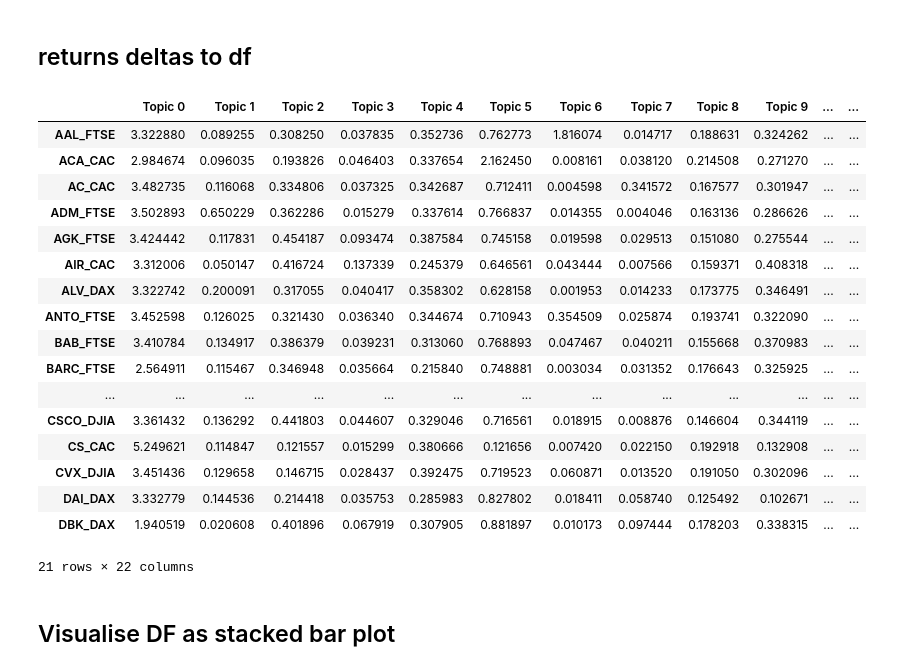
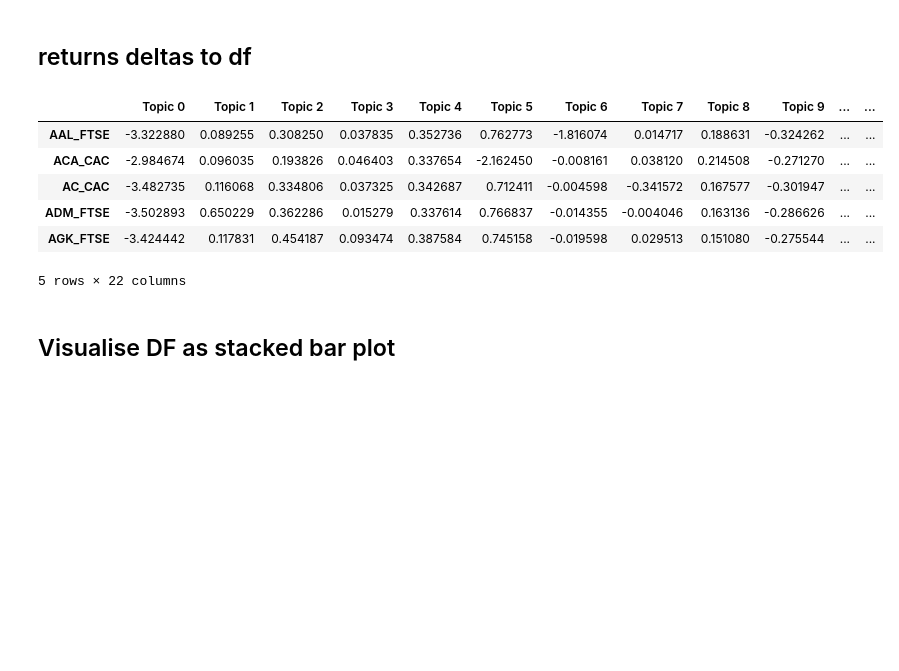
Before and after one commit to Arisiru/dtm-reports-analysis, a Jupyter notebook: notebooks/interpretation_n-1_experiment.ipynb, the cells around one changed output. Saved outputs shown, nothing was run; the diff lists cells and outputs as text; code cells hidden in the pictures; blank space fills up the shorter version.

```diff
--- a/notebooks/interpretation_n-1_experiment.ipynb
+++ b/notebooks/interpretation_n-1_experiment.ipynb
@@ -144,7 +148,7 @@ all_tickers = get_tickers(FILES['tickers'])
 def get_return_delta(base_return, run_return):
     delta = []
     for topic_id in range(number_of_topics):
-        delta.append(abs(base_return[topic_id] - run_return[topic_id]))
+        delta.append(base_return[topic_id] - run_return[topic_id])
 
 
     return delta
@@ -179,7 +183,7 @@ def get_run_return(ticker, tickers_in_order, t):
     return last_day_returns
 # %%
 returns = {}
-max_i = 20
+max_i = 100
 i = 0
 for ticker in all_tickers:
     ticker_deducted = [x for x in all_tickers if x != ticker]
@@ -199,26 +203,15 @@ for ticker in returns:
 # %%
 columns = ['Topic %s' % i for i in range(number_of_topics)]
 df_deltas = pd.DataFrame.from_dict(returns, orient='index', columns = columns)
 
-df_deltas.head(70)
+df_deltas.head()
 # %% [output]
 |  | Topic 0 | Topic 1 | Topic 2 | Topic 3 | Topic 4 | Topic 5 | Topic 6 | Topic 7 | Topic 8 | Topic 9 | ... | ... |
-| AAL_FTSE | 3.322880 | 0.089255 | 0.308250 | 0.037835 | 0.352736 | 0.762773 | 1.816074 | 0.014717 | 0.188631 | 0.324262 | ... | ... |
-| ACA_CAC | 2.984674 | 0.096035 | 0.193826 | 0.046403 | 0.337654 | 2.162450 | 0.008161 | 0.038120 | 0.214508 | 0.271270 | ... | ... |
-| AC_CAC | 3.482735 | 0.116068 | 0.334806 | 0.037325 | 0.342687 | 0.712411 | 0.004598 | 0.341572 | 0.167577 | 0.301947 | ... | ... |
-| ADM_FTSE | 3.502893 | 0.650229 | 0.362286 | 0.015279 | 0.337614 | 0.766837 | 0.014355 | 0.004046 | 0.163136 | 0.286626 | ... | ... |
-| AGK_FTSE | 3.424442 | 0.117831 | 0.454187 | 0.093474 | 0.387584 | 0.745158 | 0.019598 | 0.029513 | 0.151080 | 0.275544 | ... | ... |
-| AIR_CAC | 3.312006 | 0.050147 | 0.416724 | 0.137339 | 0.245379 | 0.646561 | 0.043444 | 0.007566 | 0.159371 | 0.408318 | ... | ... |
-| ALV_DAX | 3.322742 | 0.200091 | 0.317055 | 0.040417 | 0.358302 | 0.628158 | 0.001953 | 0.014233 | 0.173775 | 0.346491 | ... | ... |
-| ANTO_FTSE | 3.452598 | 0.126025 | 0.321430 | 0.036340 | 0.344674 | 0.710943 | 0.354509 | 0.025874 | 0.193741 | 0.322090 | ... | ... |
-| BAB_FTSE | 3.410784 | 0.134917 | 0.386379 | 0.039231 | 0.313060 | 0.768893 | 0.047467 | 0.040211 | 0.155668 | 0.370983 | ... | ... |
-| BARC_FTSE | 2.564911 | 0.115467 | 0.346948 | 0.035664 | 0.215840 | 0.748881 | 0.003034 | 0.031352 | 0.176643 | 0.325925 | ... | ... |
-| ... | ... | ... | ... | ... | ... | ... | ... | ... | ... | ... | ... | ... |
-| CSCO_DJIA | 3.361432 | 0.136292 | 0.441803 | 0.044607 | 0.329046 | 0.716561 | 0.018915 | 0.008876 | 0.146604 | 0.344119 | ... | ... |
-| CS_CAC | 5.249621 | 0.114847 | 0.121557 | 0.015299 | 0.380666 | 0.121656 | 0.007420 | 0.022150 | 0.192918 | 0.132908 | ... | ... |
-| CVX_DJIA | 3.451436 | 0.129658 | 0.146715 | 0.028437 | 0.392475 | 0.719523 | 0.060871 | 0.013520 | 0.191050 | 0.302096 | ... | ... |
-| DAI_DAX | 3.332779 | 0.144536 | 0.214418 | 0.035753 | 0.285983 | 0.827802 | 0.018411 | 0.058740 | 0.125492 | 0.102671 | ... | ... |
-| DBK_DAX | 1.940519 | 0.020608 | 0.401896 | 0.067919 | 0.307905 | 0.881897 | 0.010173 | 0.097444 | 0.178203 | 0.338315 | ... | ... |
+| AAL_FTSE | -3.322880 | 0.089255 | 0.308250 | 0.037835 | 0.352736 | 0.762773 | -1.816074 | 0.014717 | 0.188631 | -0.324262 | ... | ... |
+| ACA_CAC | -2.984674 | 0.096035 | 0.193826 | 0.046403 | 0.337654 | -2.162450 | -0.008161 | 0.038120 | 0.214508 | -0.271270 | ... | ... |
+| AC_CAC | -3.482735 | 0.116068 | 0.334806 | 0.037325 | 0.342687 | 0.712411 | -0.004598 | -0.341572 | 0.167577 | -0.301947 | ... | ... |
+| ADM_FTSE | -3.502893 | 0.650229 | 0.362286 | 0.015279 | 0.337614 | 0.766837 | -0.014355 | -0.004046 | 0.163136 | -0.286626 | ... | ... |
+| AGK_FTSE | -3.424442 | 0.117831 | 0.454187 | 0.093474 | 0.387584 | 0.745158 | -0.019598 | 0.029513 | 0.151080 | -0.275544 | ... | ... |
-21 rows × 22 columns
+5 rows × 22 columns
 # %% [markdown]
 ## Visualise DF as stacked bar plot
```
Also changed, not shown: parts of 4 cells of this notebook.
